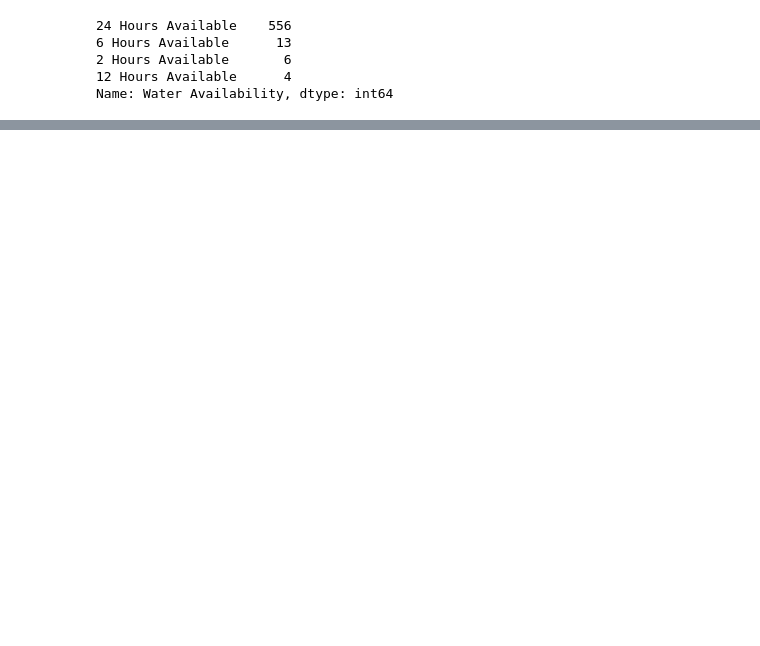
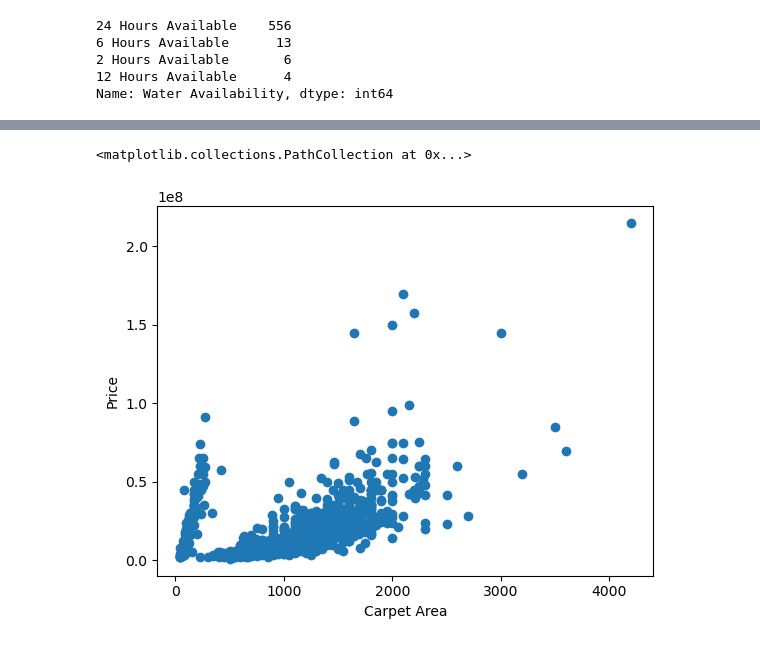
Before and after one commit to lBRAHIM8323/House-Price-Predictor, a Jupyter notebook: Jupyter Notebook.ipynb, the cells around one changed output, grey strips where cells are left out. Cells and saved outputs as stored; diff of their text form; code cells hidden in the pictures; blank space fills up the shorter version.

```diff
--- a/Jupyter Notebook.ipynb
+++ b/Jupyter Notebook.ipynb
@@ -216,0 +357,12 @@ AttributeError: 'NoneType' object has no attribute 'append'
+# %%
+df = df[df["Carpet Area"] != 12000]
+# %%
+x = df["Carpet Area"]
+y = df["Price"]
+
+plt.xlabel("Carpet Area")
+plt.ylabel("Price")
+plt.scatter(x,y)
+# %% [output]
+<matplotlib.collections.PathCollection at 0x...>
+[figure, added]
```
Also changed, not shown: parts of 25 cells of this notebook.
